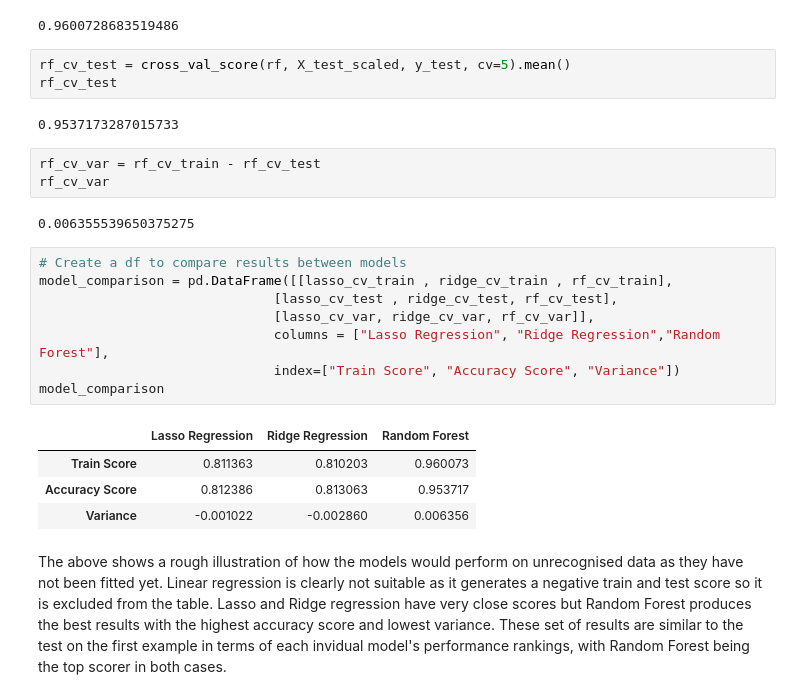
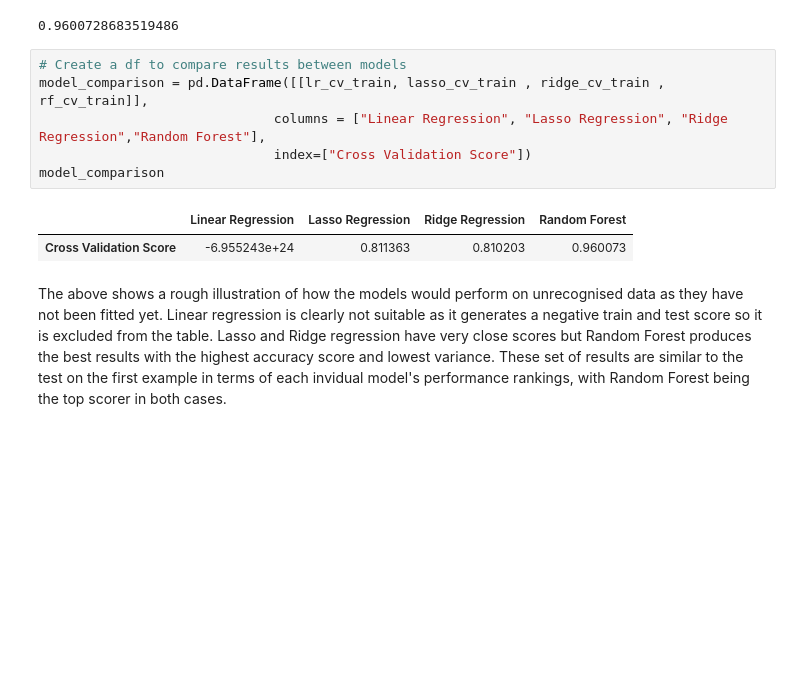
Before and after one commit to edwardedishire/Capstone-Project, a Jupyter notebook: code/(2) Modeling.ipynb, the cells around one changed output. Drawn from its saved outputs; the diff is of its cells as text; blank space fills up the shorter version.

```diff
--- a/code/(2) Modeling.ipynb
+++ b/code/(2) Modeling.ipynb
@@ -544,29 +514,15 @@ rf_cv_train = cross_val_score(rf, X_train_scaled, y_train, cv=5).mean()
 rf_cv_train
 # %% [output]
 0.9600728683519486
-# %%
-rf_cv_test = cross_val_score(rf, X_test_scaled, y_test, cv=5).mean()
-rf_cv_test
-# %% [output]
-0.9537173287015733
-# %%
-rf_cv_var = rf_cv_train - rf_cv_test
-rf_cv_var
-# %% [output]
-0.006355539650375275
 # %%
 # Create a df to compare results between models
-model_comparison = pd.DataFrame([[lasso_cv_train , ridge_cv_train , rf_cv_train],
-                              [lasso_cv_test , ridge_cv_test, rf_cv_test],
-                              [lasso_cv_var, ridge_cv_var, rf_cv_var]],
-                              columns = ["Lasso Regression", "Ridge Regression","Random Forest"],
-                              index=["Train Score", "Accuracy Score", "Variance"])
+model_comparison = pd.DataFrame([[lr_cv_train, lasso_cv_train , ridge_cv_train , rf_cv_train]],
+                              columns = ["Linear Regression", "Lasso Regression", "Ridge Regression","Random Forest"],
+                              index=["Cross Validation Score"])
 model_comparison
 # %% [output]
-|  | Lasso Regression | Ridge Regression | Random Forest |
-| Train Score | 0.811363 | 0.810203 | 0.960073 |
-| Accuracy Score | 0.812386 | 0.813063 | 0.953717 |
-| Variance | -0.001022 | -0.002860 | 0.006356 |
+|  | Linear Regression | Lasso Regression | Ridge Regression | Random Forest |
+| Cross Validation Score | -6.955243e+24 | 0.811363 | 0.810203 | 0.960073 |
 # %% [markdown]
 The above shows a rough illustration of how the models would perform on unrecognised data as they have not been fitted yet. Linear regression is clearly not suitable as it generates a negative train and test score so it is excluded from the table. Lasso and Ridge regression have very close scores but Random Forest produces the best results with the highest accuracy score and lowest variance. These set of results are similar to the test on the first example in terms of each invidual model's performance rankings, with Random Forest being the top scorer in both cases.
 # %% [markdown]
```
Also changed, not shown: parts of 13 cells of this notebook.
